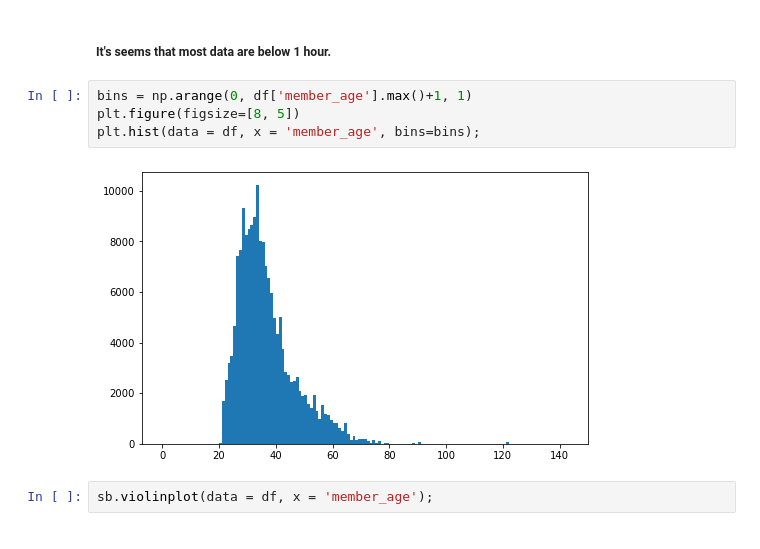
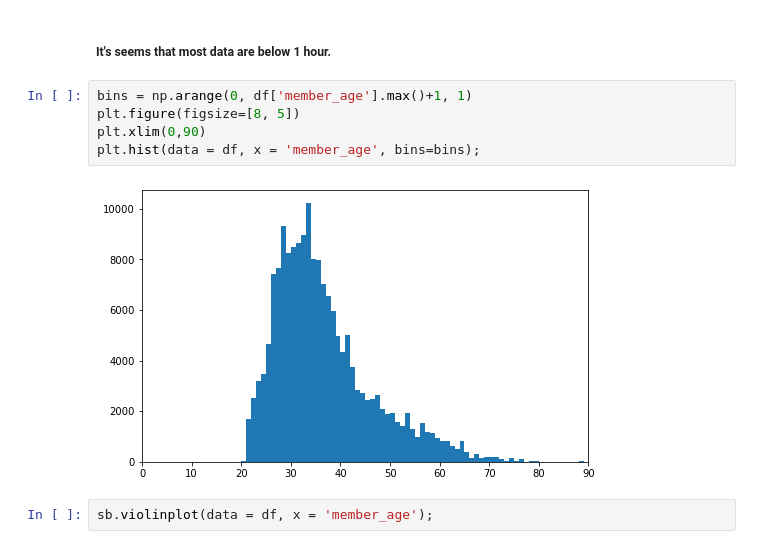
Before and after one commit to Mohammedkl175/Communicate-Data-Findings, a Jupyter notebook: exploration_template.ipynb, the cells around one changed output. Drawn from its saved outputs; the diff is of its cells as text.

```diff
--- a/exploration_template.ipynb
+++ b/exploration_template.ipynb
@@ -170,9 +171,10 @@ sb.violinplot(data = df, x = 'duration_hours');
 # %%
 bins = np.arange(0, df['member_age'].max()+1, 1)
 plt.figure(figsize=[8, 5])
+plt.xlim(0,90)
 plt.hist(data = df, x = 'member_age', bins=bins);
 # %% [output]
-[figure, old version]
+[figure, new version]
 # %%
 sb.violinplot(data = df, x = 'member_age');
 # %% [output]
```
Also changed, not shown: parts of 4 cells of this notebook, 3 other files.
